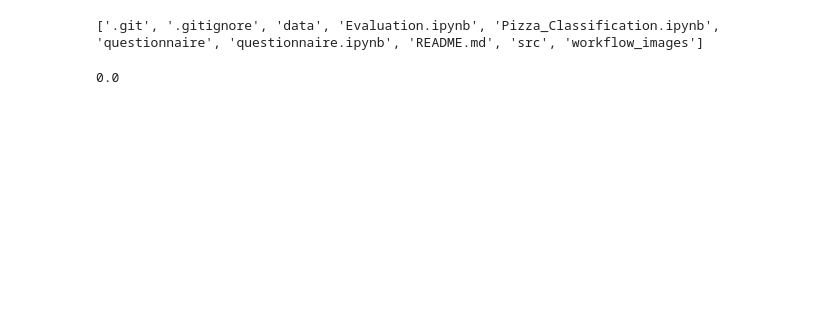
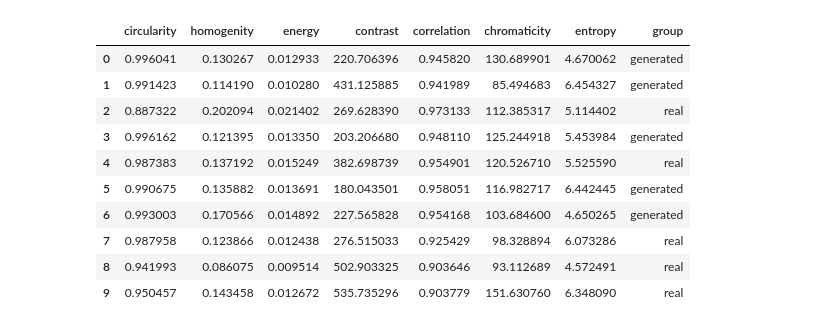
Before and after one commit to danielstuetz/cov-generative-ai, a Jupyter notebook: src/metrics.ipynb, the cells around one changed output. Saved outputs shown, nothing was run; the diff lists cells and outputs as text; code cells hidden in the pictures; blank space fills up the shorter version.

Commit message:
Added metrics and new questionnaire

```diff
--- a/src/metrics.ipynb
+++ b/src/metrics.ipynb
@@ -53,20 +57,3 @@ def chromaticity(inImageBGR, inImageGray):
       avgChromaticity = np.mean(diffImg[inImageGray > 0])
 
       return avgChromaticity
-# %%
-import os
-print(os.listdir(".."))
-#image = cv2.imread(r"../data/grabCut/21.png")
-image = cv2.imread(r"C:\Users\Dani\Downloads\pikapika.png")
-gray_img = cv2.cvtColor(image, cv2.COLOR_BGR2GRAY)
-
-cv2.imshow("image", gray_img)
-
-cv2.waitKey()
-
-calcCircularity(gray_img)
-calcHomogeneity(gray_img)
-chromaticity(image, gray_img)
-# %% [output]
-['.git', '.gitignore', 'data', 'Evaluation.ipynb', 'Pizza_Classification.ipynb', 'questionnaire', 'questionnaire.ipynb', 'README.md', 'src', 'workflow_images']
-0.0
@@ -72,0 +104,16 @@ chromaticity(image, gray_img)
+# %%
+import pandas as pd
+data = pd.read_csv("../texture_features.csv", sep=";")
+data
+# %% [output]
+|  | circularity | homogenity | energy | contrast | correlation | chromaticity | entropy | group |
+| 0 | 0.996041 | 0.130267 | 0.012933 | 220.706396 | 0.945820 | 130.689901 | 4.670062 | generated |
+| 1 | 0.991423 | 0.114190 | 0.010280 | 431.125885 | 0.941989 | 85.494683 | 6.454327 | generated |
+| 2 | 0.887322 | 0.202094 | 0.021402 | 269.628390 | 0.973133 | 112.385317 | 5.114402 | real |
+| 3 | 0.996162 | 0.121395 | 0.013350 | 203.206680 | 0.948110 | 125.244918 | 5.453984 | generated |
+| 4 | 0.987383 | 0.137192 | 0.015249 | 382.698739 | 0.954901 | 120.526710 | 5.525590 | real |
+| 5 | 0.990675 | 0.135882 | 0.013691 | 180.043501 | 0.958051 | 116.982717 | 6.442445 | generated |
+| 6 | 0.993003 | 0.170566 | 0.014892 | 227.565828 | 0.954168 | 103.684600 | 4.650265 | generated |
+| 7 | 0.987958 | 0.123866 | 0.012438 | 276.515033 | 0.925429 | 98.328894 | 6.073286 | real |
+| 8 | 0.941993 | 0.086075 | 0.009514 | 502.903325 | 0.903646 | 93.112689 | 4.572491 | real |
+| 9 | 0.950457 | 0.143458 | 0.012672 | 535.735296 | 0.903779 | 151.630760 | 6.348090 | real |
```
Also changed, not shown: parts of 13 cells of this notebook, 20 other files.
